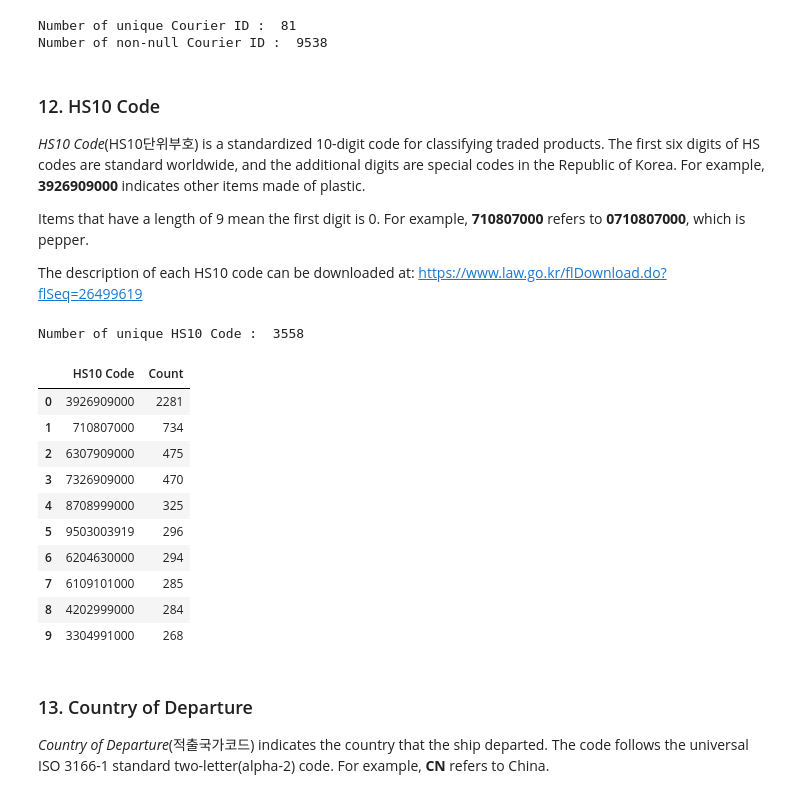
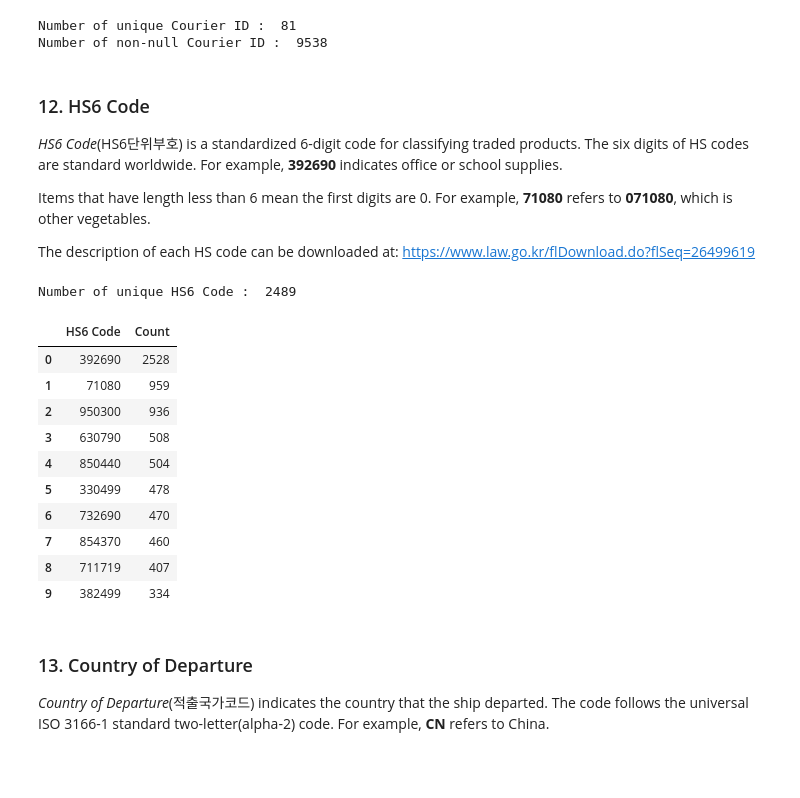
Before and after one commit to Seondong/Customs-Declaration-Datasets, a Jupyter notebook: codes/EDA.ipynb, the cells around one changed output. Drawn from its saved outputs; the diff is of its cells as text; code cells hidden in the pictures; blank space fills up the shorter version.

```diff
--- a/codes/EDA.ipynb
+++ b/codes/EDA.ipynb
@@ -72,7 +61,7 @@ There are 22 columns in the dataset. Columns with "object" data types are catego
 # List of columns
 df=df.astype({'Declaration ID':'str','Date':'datetime64', 'Office ID':'str', 'Process Type':'str',
               'Import Type':'str', 'Import Use':'str', 'Payment Type':'str', 'Mode of Transport':'str',
-              'HS10 Code':'str', 'Fraud':'str', 'Critical Fraud':'str', 'Item Price':'float64'})
+              'HS6 Code':'str', 'Fraud':'str', 'Critical Fraud':'str', 'Item Price':'float64'})
 df.info()
 # %% [output]
 <class 'pandas.core.frame.DataFrame'>
@@ -349,32 +339,32 @@ print('Number of non-null Courier ID : ', df["Courier ID"].count())
 Number of unique Courier ID :  81
 Number of non-null Courier ID :  9538
 # %% [markdown]
-### 12. HS10 Code
-*HS10 Code*(HS10단위부호) is a standardized 10-digit code for classifying traded products. The first six digits of HS codes are standard worldwide, and the additional digits are special codes in the Republic of Korea. For example, **3926909000** indicates other items made of plastic.
+### 12. HS6 Code
+*HS6 Code*(HS6단위부호) is a standardized 6-digit code for classifying traded products. The six digits of HS codes are standard worldwide. For example, **392690** indicates office or school supplies.
 
-Items that have a length of 9 mean the first digit is 0. For example, **710807000** refers to **0710807000**, which is pepper.
+Items that have length less than 6 mean the first digits are 0. For example, **71080** refers to **071080**, which is other vegetables.
 
-The description of each HS10 code can be downloaded at: https://www.law.go.kr/flDownload.do?flSeq=26499619
+The description of each HS code can be downloaded at: https://www.law.go.kr/flDownload.do?flSeq=26499619
 # %%
-# Number of unique HS10 Code
-column = "HS10 Code"
+# Number of unique HS6 Code
+column = "HS6 Code"
 print(f'Number of unique {column} : ', df[column].nunique())
 
-# Frequent HS10 Code
+# Frequent HS6 Code
 pd.DataFrame(df[column].value_counts().reset_index().values, columns=[column, "Count"]).head(10)
 # %% [output]
-Number of unique HS10 Code :  3558
+Number of unique HS6 Code :  2489
-|  | HS10 Code | Count |
-| 0 | 3926909000 | 2281 |
-| 1 | 710807000 | 734 |
-| 2 | 6307909000 | 475 |
-| 3 | 7326909000 | 470 |
-| 4 | 8708999000 | 325 |
-| 5 | 9503003919 | 296 |
-| 6 | 6204630000 | 294 |
-| 7 | 6109101000 | 285 |
-| 8 | 4202999000 | 284 |
-| 9 | 3304991000 | 268 |
+|  | HS6 Code | Count |
+| 0 | 392690 | 2528 |
+| 1 | 71080 | 959 |
+| 2 | 950300 | 936 |
+| 3 | 630790 | 508 |
+| 4 | 850440 | 504 |
+| 5 | 330499 | 478 |
+| 6 | 732690 | 470 |
+| 7 | 854370 | 460 |
+| 8 | 711719 | 407 |
+| 9 | 382499 | 334 |
 # %% [markdown]
 ### 13. Country of Departure
 *Country of Departure*(적출국가코드) indicates the country that the ship departed. The code follows the universal ISO 3166-1 standard two-letter(alpha-2) code. For example, **CN** refers to China.
```
Also changed, not shown: parts of 14 cells of this notebook.
